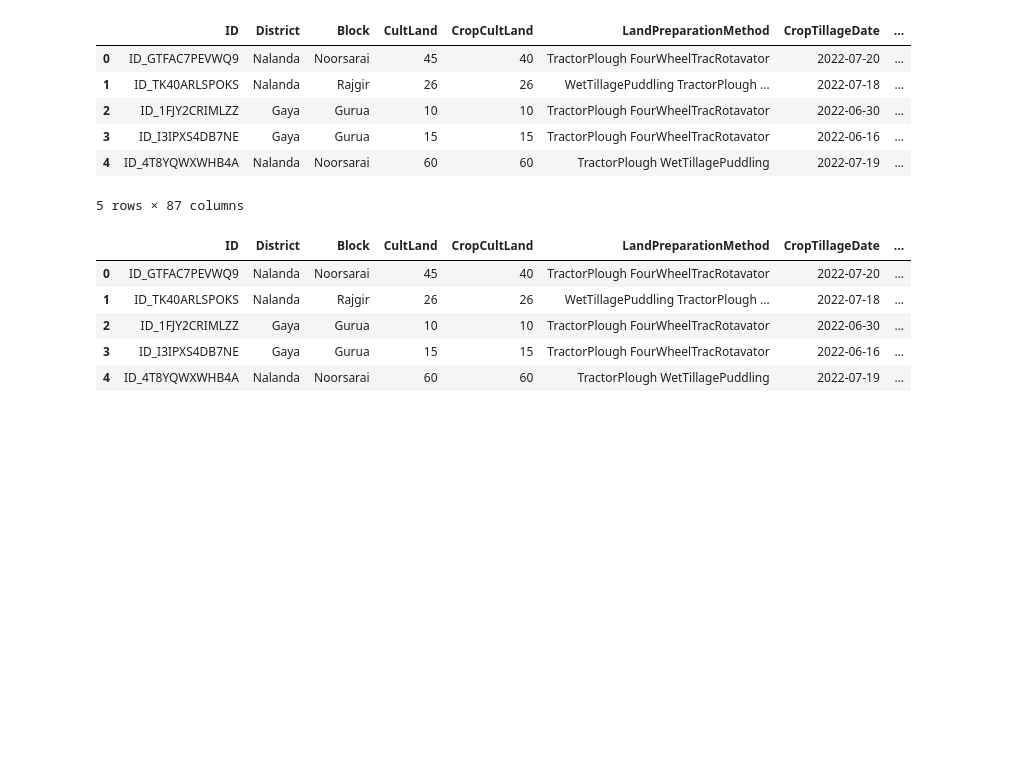
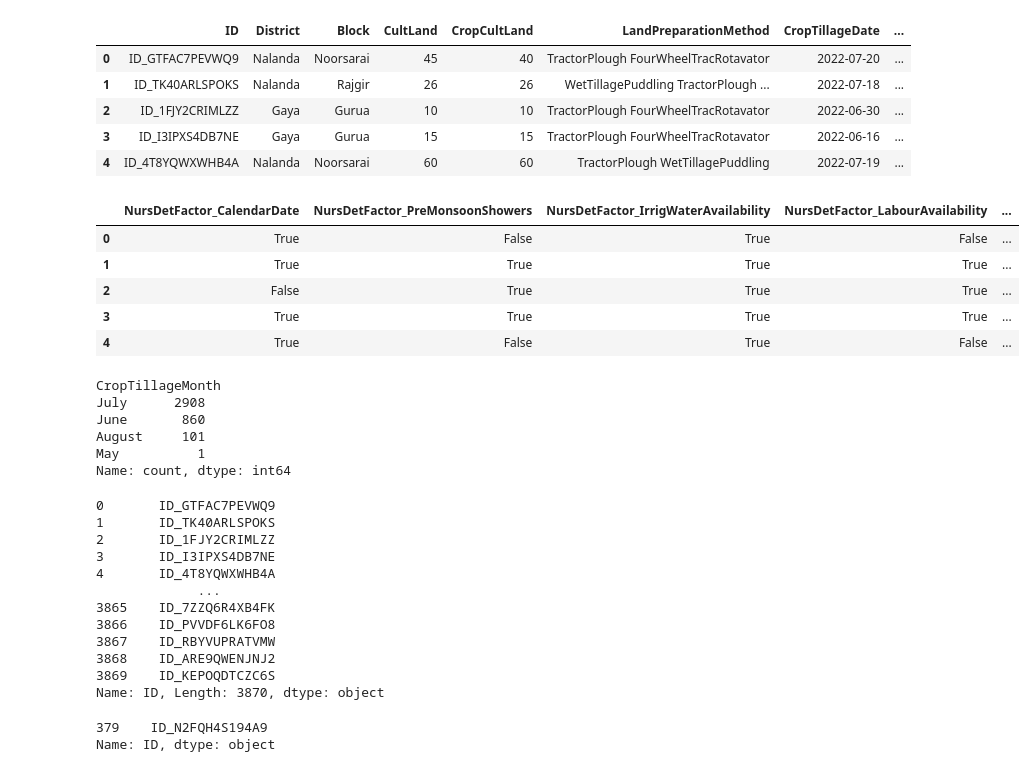
Before and after one commit to rapsoj/crop-yield-estimate, a Jupyter notebook: 02-data-cleaning/Shaw-Cleaning-Columns.ipynb, the cells around one changed output. Saved outputs shown, nothing was run; the diff lists cells and outputs as text; code cells hidden in the pictures; blank space fills up the shorter version.

```diff
--- a/02-data-cleaning/Shaw-Cleaning-Columns.ipynb
+++ b/02-data-cleaning/Shaw-Cleaning-Columns.ipynb
@@ -13,8 +13,9 @@ import warnings
 warnings.filterwarnings("ignore")
 
 
-train_path = "/home/shaw/crop-yield-estimate/data/Train.csv"
+train_path = "T:\crop-yield-estimate\data\Train.csv"
 df_train = cleaning.clean_data(train_path)
+df_train = feature_engineering.get_features(df_train)
 # %%
 df_train.head()
 # %% [output]
@@ -24,7 +25,18 @@ df_train.head()
 | 2 | ID_1FJY2CRIMLZZ | Gaya | Gurua | 10 | 10 | TractorPlough FourWheelTracRotavator | 2022-06-30 | ... |
 | 3 | ID_I3IPXS4DB7NE | Gaya | Gurua | 15 | 15 | TractorPlough FourWheelTracRotavator | 2022-06-16 | ... |
 | 4 | ID_4T8YQWXWHB4A | Nalanda | Noorsarai | 60 | 60 | TractorPlough WetTillagePuddling | 2022-07-19 | ... |
-5 rows × 87 columns
 # %%
 # Lets see all the columns
 pd.set_option('display.max_columns', None)
+# %%
+filtered_columns = df_train.filter(like='NursDetFactor_')
+df_nurs = filtered_columns.copy()
+df_merged = df_nurs.merge(df_train[['ID']], left_index=True, right_index=True)
+df_merged.head()
+# %% [output]
+|  | NursDetFactor_CalendarDate | NursDetFactor_PreMonsoonShowers | NursDetFactor_IrrigWaterAvailability | NursDetFactor_LabourAvailability | ... |
+| 0 | True | False | True | False | ... |
+| 1 | True | True | True | True | ... |
+| 2 | False | True | True | True | ... |
+| 3 | True | True | True | True | ... |
+| 4 | True | False | True | False | ... |
@@ -31,11 +45,32 @@ pd.set_option('display.max_columns', None)
+# %%
+df_train["CropTillageMonth"].value_counts()
+# %% [output]
+CropTillageMonth
+July      2908
+June       860
+August     101
+May          1
+Name: count, dtype: int64
 # %%
-df_train.head()
+df_train["ID"]
 # %% [output]
-|  | ID | District | Block | CultLand | CropCultLand | LandPreparationMethod | CropTillageDate | ... |
-| 0 | ID_GTFAC7PEVWQ9 | Nalanda | Noorsarai | 45 | 40 | TractorPlough FourWheelTracRotavator | 2022-07-20 | ... |
-| 1 | ID_TK40ARLSPOKS | Nalanda | Rajgir | 26 | 26 | WetTillagePuddling TractorPlough ... | 2022-07-18 | ... |
-| 2 | ID_1FJY2CRIMLZZ | Gaya | Gurua | 10 | 10 | TractorPlough FourWheelTracRotavator | 2022-06-30 | ... |
-| 3 | ID_I3IPXS4DB7NE | Gaya | Gurua | 15 | 15 | TractorPlough FourWheelTracRotavator | 2022-06-16 | ... |
-| 4 | ID_4T8YQWXWHB4A | Nalanda | Noorsarai | 60 | 60 | TractorPlough WetTillagePuddling | 2022-07-19 | ... |
+0       ID_GTFAC7PEVWQ9
+1       ID_TK40ARLSPOKS
+2       ID_1FJY2CRIMLZZ
+3       ID_I3IPXS4DB7NE
+4       ID_4T8YQWXWHB4A
+             ...
+3865    ID_7ZZQ6R4XB4FK
+3866    ID_PVVDF6LK6FO8
+3867    ID_RBYVUPRATVMW
+3868    ID_ARE9QWENJNJ2
+3869    ID_KEPOQDTCZC6S
+Name: ID, Length: 3870, dtype: object
+# %%
+# DO THIS IN CLEANING PY
+df_train[df_train["CropTillageMonth"] == "May"]["ID"]
+# %% [output]
+379    ID_N2FQH4S194A9
+Name: ID, dtype: object
 # %%
 # What categorical columns have entries that do not appear more than 20 times?
```
Also changed, not shown: parts of 7 cells of this notebook, 1 other file.
